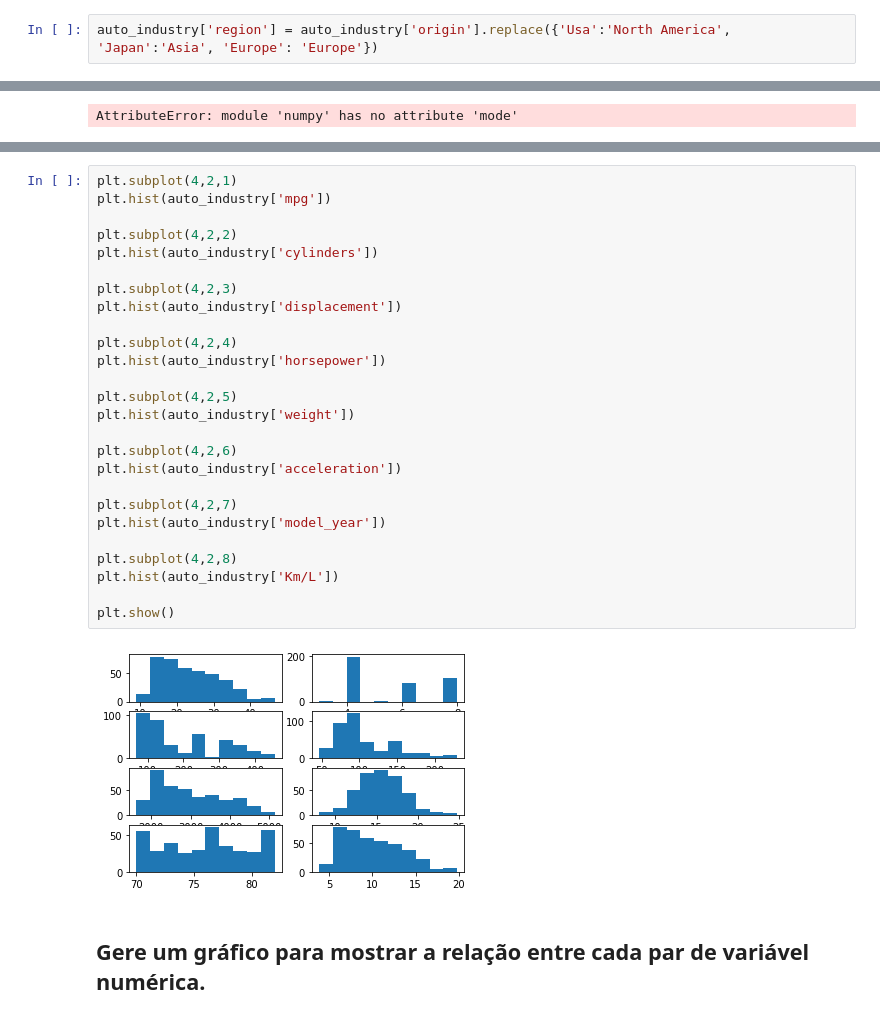
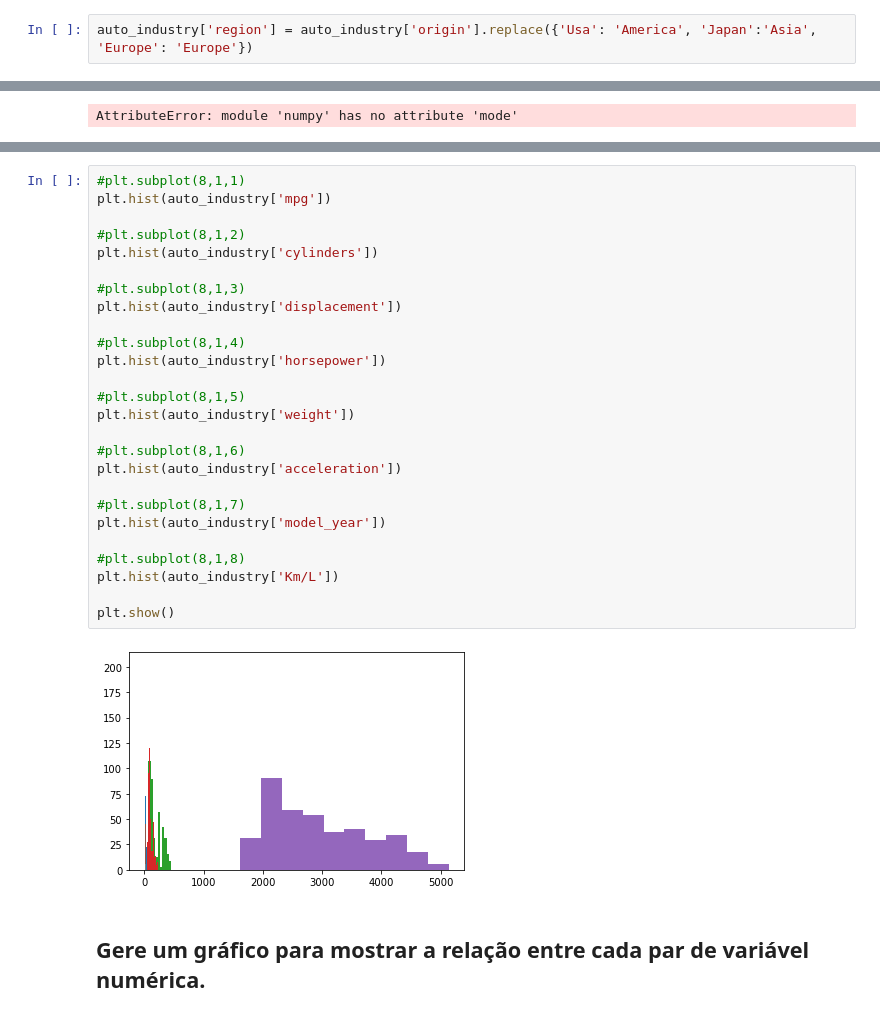
Before and after one commit to taispin/DataScience-DH, a Jupyter notebook: Desafio_0/DSTN02_DESAFIO.ipynb, the cells around one changed output, grey strips where cells are left out. Cells and saved outputs as stored; diff of their text form.

```diff
--- a/Desafio_0/DSTN02_DESAFIO.ipynb
+++ b/Desafio_0/DSTN02_DESAFIO.ipynb
@@ -312,7 +316,7 @@ Name: origin, dtype: int64
 # %% [markdown]
 ## Crie uma nova coluna que reflita a região mundial em que as origens dos veículos se encontram, certifique-se de que essa coluna também conterá valores que começam com letras maiúsculas.
 # %%
-auto_industry['region'] = auto_industry['origin'].replace({'Usa':'North America', 'Japan':'Asia', 'Europe': 'Europe'})
+auto_industry['region'] = auto_industry['origin'].replace({'Usa': 'America', 'Japan':'Asia', 'Europe': 'Europe'})
 # %%
 auto_industry
 # %% [output]
@@ -359,31 +356,31 @@ Index(['mpg', 'cylinders', 'displacement', 'horsepower', 'weight',
 # %%
-plt.subplot(4,2,1)
+#plt.subplot(8,1,1)
 plt.hist(auto_industry['mpg'])
 
-plt.subplot(4,2,2)
+#plt.subplot(8,1,2)
 plt.hist(auto_industry['cylinders'])
 
-plt.subplot(4,2,3)
+#plt.subplot(8,1,3)
 plt.hist(auto_industry['displacement'])
 
-plt.subplot(4,2,4)
+#plt.subplot(8,1,4)
 plt.hist(auto_industry['horsepower'])
 
-plt.subplot(4,2,5)
+#plt.subplot(8,1,5)
 plt.hist(auto_industry['weight'])
 
-plt.subplot(4,2,6)
+#plt.subplot(8,1,6)
 plt.hist(auto_industry['acceleration'])
 
-plt.subplot(4,2,7)
+#plt.subplot(8,1,7)
 plt.hist(auto_industry['model_year'])
 
-plt.subplot(4,2,8)
+#plt.subplot(8,1,8)
 plt.hist(auto_industry['Km/L'])
 
 plt.show()
 # %% [output]
-[figure, old version]
+[figure, new version]
 # %% [markdown]
 ## Gere um gráfico para mostrar a relação entre cada par de variável numérica.
 # %%
```
Also changed, not shown: parts of 20 cells of this notebook.
